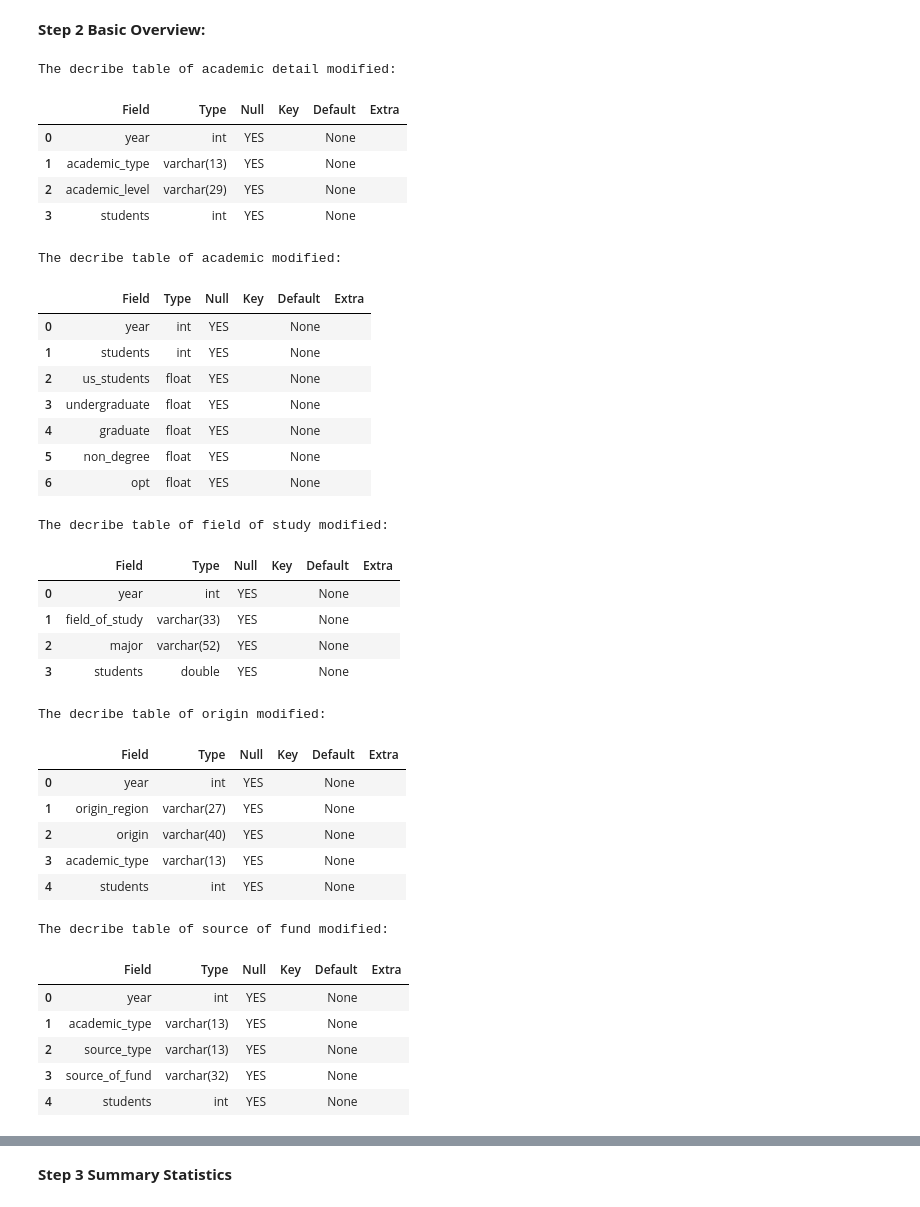
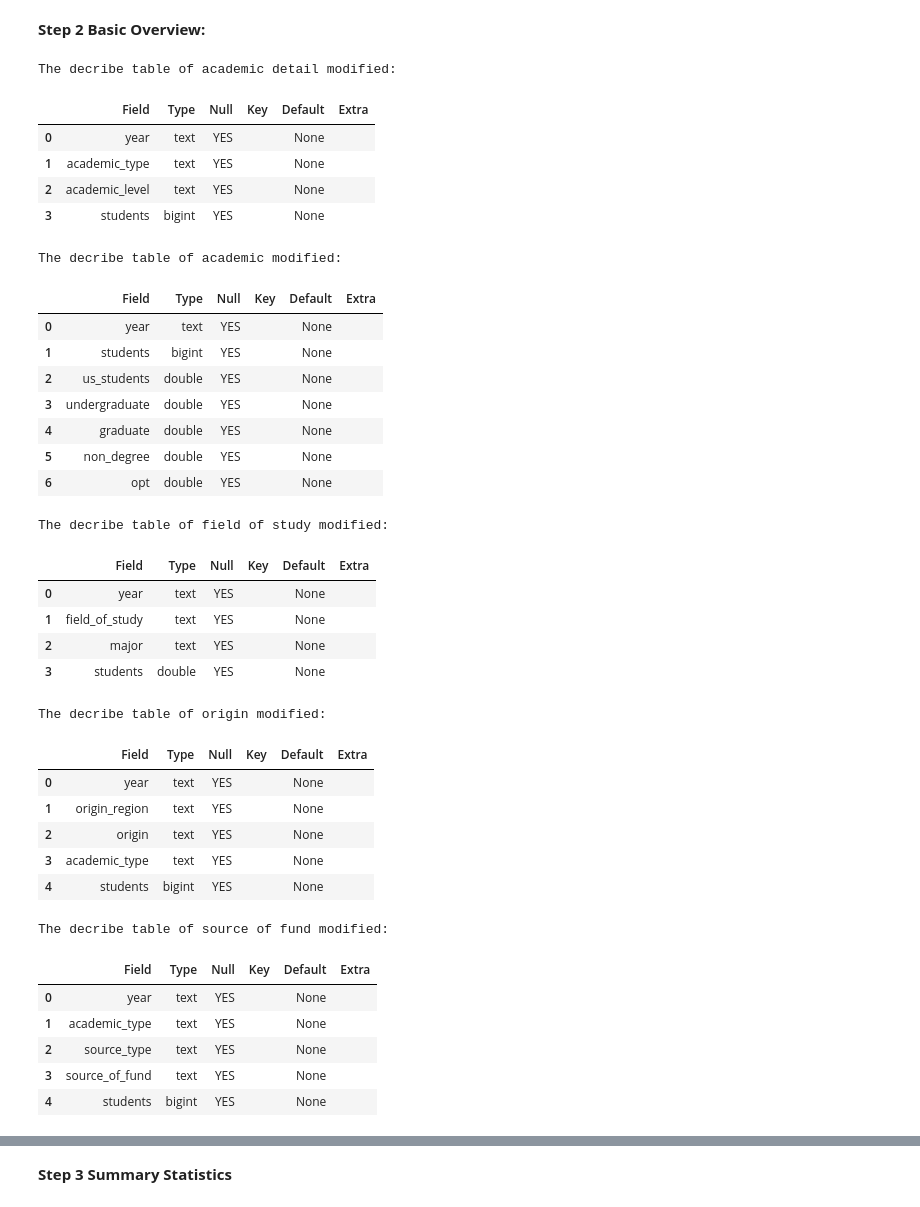
Before and after one commit to mirna1983/Global-Student-Diversity-Insights, a Jupyter notebook: Project.ipynb, the cells around one changed output, grey strips where cells are left out. Drawn from its saved outputs; the diff is of its cells as text; code cells hidden in the pictures.

```diff
--- a/Project.ipynb
+++ b/Project.ipynb
@@ -29,0 +51,10 @@ engine = create_engine(f"mysql+pymysql://{'root'}:{password}@{'localhost'}:{3306
+# %%
+# MySQL connection parameters
+mysql_username = 'root'
+mysql_password = '123123123'
+mysql_host = 'localhost'
+mysql_port = 3306
+mysql_database = 'Global_Student_Diversity_Insights'
+
+# Creating a connection to the MySQL database
+engine = create_engine(f"mysql+pymysql://{mysql_username}:{mysql_password}@{mysql_host}:{mysql_port}/{mysql_database}")
@@ -103,67 +152,67 @@ Display of the table:
 # %% [markdown]
 **Step 2 Basic Overview:**
 # %%
-academicDetail = pd.read_sql("""DESCRIBE academic_detail_modified;
+academicDetail = pd.read_sql("""DESCRIBE academic_detail;
 """, engine)
 print("The decribe table of academic detail modified:")
 academicDetail
 # %% [output]
 The decribe table of academic detail modified:
 |  | Field | Type | Null | Key | Default | Extra |
-| 0 | year | int | YES |  | None |  |
-| 1 | academic_type | varchar(13) | YES |  | None |  |
-| 2 | academic_level | varchar(29) | YES |  | None |  |
-| 3 | students | int | YES |  | None |  |
+| 0 | year | text | YES |  | None |  |
+| 1 | academic_type | text | YES |  | None |  |
+| 2 | academic_level | text | YES |  | None |  |
+| 3 | students | bigint | YES |  | None |  |
 # %%
-academic = pd.read_sql("""DESCRIBE academic_modified;
+academic = pd.read_sql("""DESCRIBE academic;
 """, engine)
 print("The decribe table of academic modified:")
 academic
 # %% [output]
 The decribe table of academic modified:
 |  | Field | Type | Null | Key | Default | Extra |
-| 0 | year | int | YES |  | None |  |
-| 1 | students | int | YES |  | None |  |
-| 2 | us_students | float | YES |  | None |  |
-| 3 | undergraduate | float | YES |  | None |  |
-| 4 | graduate | float | YES |  | None |  |
-| 5 | non_degree | float | YES |  | None |  |
-| 6 | opt | float | YES |  | None |  |
+| 0 | year | text | YES |  | None |  |
+| 1 | students | bigint | YES |  | None |  |
+| 2 | us_students | double | YES |  | None |  |
+| 3 | undergraduate | double | YES |  | None |  |
+| 4 | graduate | double | YES |  | None |  |
+| 5 | non_degree | double | YES |  | None |  |
+| 6 | opt | double | YES |  | None |  |
 # %%
-studyField= pd.read_sql("""DESCRIBE field_of_study_modified;
+studyField= pd.read_sql("""DESCRIBE field_of_study;
 """, engine)
 print("The decribe table of field of study modified:")
 studyField
 # %% [output]
 The decribe table of field of study modified:
 |  | Field | Type | Null | Key | Default | Extra |
-| 0 | year | int | YES |  | None |  |
-| 1 | field_of_study | varchar(33) | YES |  | None |  |
-| 2 | major | varchar(52) | YES |  | None |  |
+| 0 | year | text | YES |  | None |  |
+| 1 | field_of_study | text | YES |  | None |  |
+| 2 | major | text | YES |  | None |  |
 | 3 | students | double | YES |  | None |  |
 # %%
-origin= pd.read_sql("""DESCRIBE origin_modified;
+origin= pd.read_sql("""DESCRIBE origin;
 """, engine)
 print("The decribe table of origin modified:")
 origin
 # %% [output]
 The decribe table of origin modified:
 |  | Field | Type | Null | Key | Default | Extra |
-| 0 | year | int | YES |  | None |  |
-| 1 | origin_region | varchar(27) | YES |  | None |  |
-| 2 | origin | varchar(40) | YES |  | None |  |
-| 3 | academic_type | varchar(13) | YES |  | None |  |
-| 4 | students | int | YES |  | None |  |
+| 0 | year | text | YES |  | None |  |
+| 1 | origin_region | text | YES |  | None |  |
+| 2 | origin | text | YES |  | None |  |
+| 3 | academic_type | text | YES |  | None |  |
+| 4 | students | bigint | YES |  | None |  |
 # %%
-sourceOfFund = pd.read_sql("""DESCRIBE source_of_fund_modified;
+sourceOfFund = pd.read_sql("""DESCRIBE source_of_fund;
 """, engine)
 print("The decribe table of source of fund modified:")
 sourceOfFund
 # %% [output]
 The decribe table of source of fund modified:
 |  | Field | Type | Null | Key | Default | Extra |
-| 0 | year | int | YES |  | None |  |
-| 1 | academic_type | varchar(13) | YES |  | None |  |
-| 2 | source_type | varchar(13) | YES |  | None |  |
-| 3 | source_of_fund | varchar(32) | YES |  | None |  |
-| 4 | students | int | YES |  | None |  |
+| 0 | year | text | YES |  | None |  |
+| 1 | academic_type | text | YES |  | None |  |
+| 2 | source_type | text | YES |  | None |  |
+| 3 | source_of_fund | text | YES |  | None |  |
+| 4 | students | bigint | YES |  | None |  |
```
Also changed, not shown: parts of 27 cells of this notebook, 14 other files.
